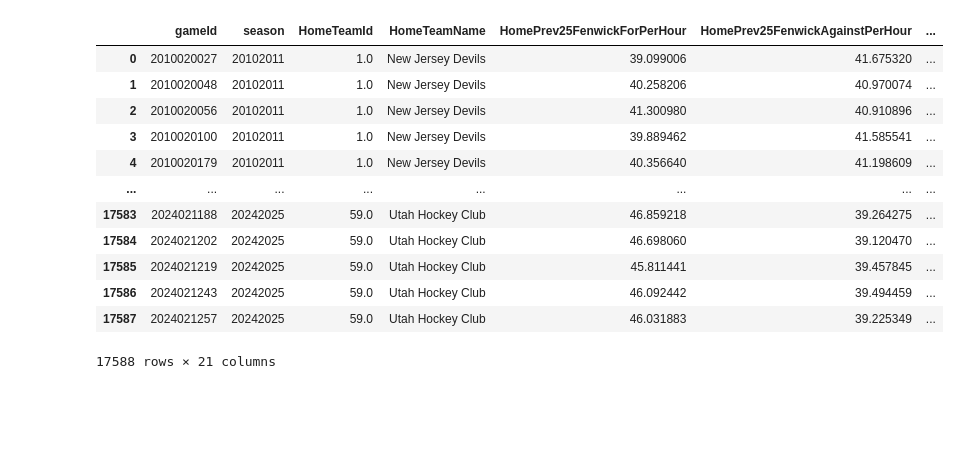
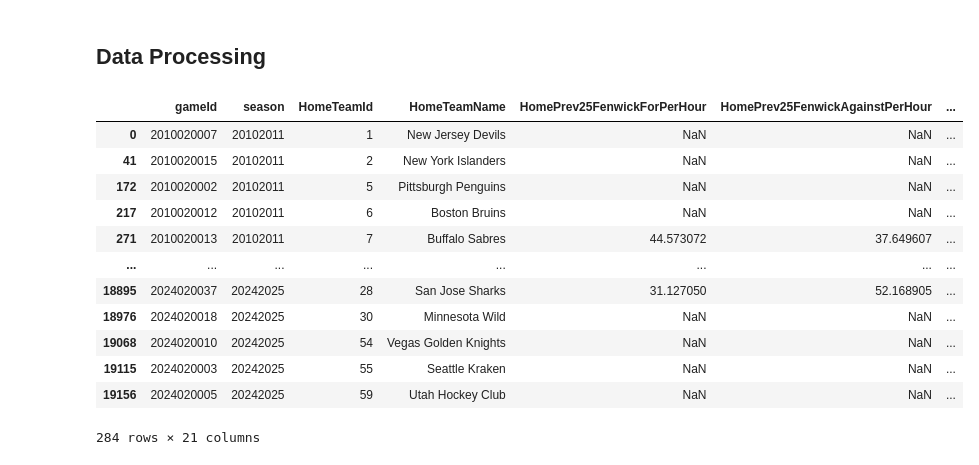
Before and after one commit to tristanrussell2000/hockeydata, a Jupyter notebook: oscar replica/oscar.ipynb, the cells around one changed output. Cells and saved outputs as stored; diff of their text form; code cells hidden in the pictures; blank space fills up the shorter version.

```diff
--- a/oscar replica/oscar.ipynb
+++ b/oscar replica/oscar.ipynb
@@ -9,3 +9,5 @@ BASE_DIR = os.path.dirname(Path(os.path.abspath('')))
 DATABASE_DIR = os.path.join(BASE_DIR, "db")
 DATABASE_FILE_PATH = os.path.join(DATABASE_DIR, "game-data.sqlite")
 engine = create_engine(f"sqlite:///{DATABASE_FILE_PATH}")
+# %%
+pd.set_option('display.max_columns', None)
@@ -44,5 +46,7 @@ df_nn = df[df["Prev25FenwickAgainstPerHour"].notna()]
+# %% [markdown]
+## Data Processing
 # %%
-df_home = df_nn[df_nn["isHomeTeam"] == 1].rename(columns={
+df_home = df[df["isHomeTeam"] == 1].rename(columns={
     "TeamName": "HomeTeamName",
     "TeamId": "HomeTeamId",
     "Prev25FenwickForPerHour": "HomePrev25FenwickForPerHour",
@@ -53,7 +57,7 @@ df_home = df_nn[df_nn["isHomeTeam"] == 1].rename(columns={
     "GoalieId": "HomeGoalieId",
     "diluted_save_pct": "HomeDilutedSavePct"
 }).drop(["isHomeTeam"], axis=1)
-df_away = df_nn[df_nn["isHomeTeam"] == 0].rename(columns={
+df_away = df[df["isHomeTeam"] == 0].rename(columns={
     "TeamName": "AwayTeamName",
     "TeamId": "AwayTeamId",
     "Prev25FenwickForPerHour": "AwayPrev25FenwickForPerHour",
@@ -66,19 +70,3 @@ df_away = df_nn[df_nn["isHomeTeam"] == 0].rename(columns={
 }).drop(["season", "isHomeTeam", "HomeTeamWin"], axis=1)
 # %%
 df_com = pd.merge(left=df_home, right=df_away, how="left", on="gameId")
-# %%
-df_com
-# %% [output]
-|  | gameId | season | HomeTeamId | HomeTeamName | HomePrev25FenwickForPerHour | HomePrev25FenwickAgainstPerHour | ... |
-| 0 | 2010020027 | 20102011 | 1.0 | New Jersey Devils | 39.099006 | 41.675320 | ... |
-| 1 | 2010020048 | 20102011 | 1.0 | New Jersey Devils | 40.258206 | 40.970074 | ... |
-| 2 | 2010020056 | 20102011 | 1.0 | New Jersey Devils | 41.300980 | 40.910896 | ... |
-| 3 | 2010020100 | 20102011 | 1.0 | New Jersey Devils | 39.889462 | 41.585541 | ... |
-| 4 | 2010020179 | 20102011 | 1.0 | New Jersey Devils | 40.356640 | 41.198609 | ... |
-| ... | ... | ... | ... | ... | ... | ... | ... |
-| 17583 | 2024021188 | 20242025 | 59.0 | Utah Hockey Club | 46.859218 | 39.264275 | ... |
-| 17584 | 2024021202 | 20242025 | 59.0 | Utah Hockey Club | 46.698060 | 39.120470 | ... |
-| 17585 | 2024021219 | 20242025 | 59.0 | Utah Hockey Club | 45.811441 | 39.457845 | ... |
-| 17586 | 2024021243 | 20242025 | 59.0 | Utah Hockey Club | 46.092442 | 39.494459 | ... |
-| 17587 | 2024021257 | 20242025 | 59.0 | Utah Hockey Club | 46.031883 | 39.225349 | ... |
-17588 rows × 21 columns
@@ -86,0 +73,16 @@ df_std = df_com.copy()
+# %%
+df_com.loc[df_com.isnull().any(axis=1)]
+# %% [output]
+|  | gameId | season | HomeTeamId | HomeTeamName | HomePrev25FenwickForPerHour | HomePrev25FenwickAgainstPerHour | ... |
+| 0 | 2010020007 | 20102011 | 1 | New Jersey Devils | NaN | NaN | ... |
+| 41 | 2010020015 | 20102011 | 2 | New York Islanders | NaN | NaN | ... |
+| 172 | 2010020002 | 20102011 | 5 | Pittsburgh Penguins | NaN | NaN | ... |
+| 217 | 2010020012 | 20102011 | 6 | Boston Bruins | NaN | NaN | ... |
+| 271 | 2010020013 | 20102011 | 7 | Buffalo Sabres | 44.573072 | 37.649607 | ... |
+| ... | ... | ... | ... | ... | ... | ... | ... |
+| 18895 | 2024020037 | 20242025 | 28 | San Jose Sharks | 31.127050 | 52.168905 | ... |
+| 18976 | 2024020018 | 20242025 | 30 | Minnesota Wild | NaN | NaN | ... |
+| 19068 | 2024020010 | 20242025 | 54 | Vegas Golden Knights | NaN | NaN | ... |
+| 19115 | 2024020003 | 20242025 | 55 | Seattle Kraken | NaN | NaN | ... |
+| 19156 | 2024020005 | 20242025 | 59 | Utah Hockey Club | NaN | NaN | ... |
+284 rows × 21 columns
```
Also changed, not shown: parts of 19 cells of this notebook.
